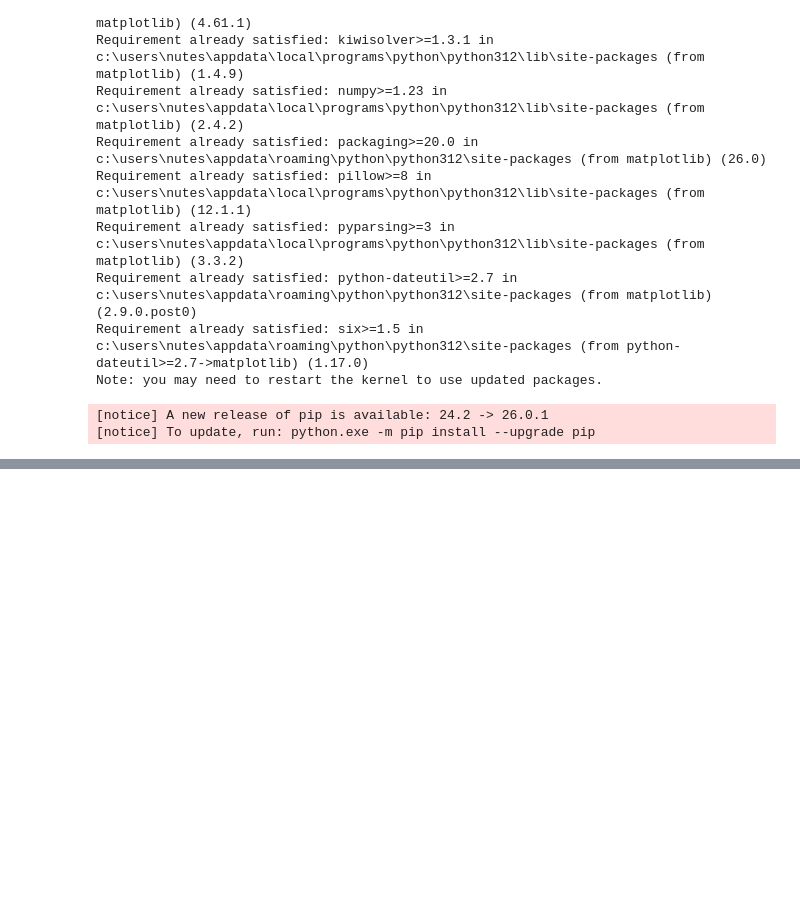
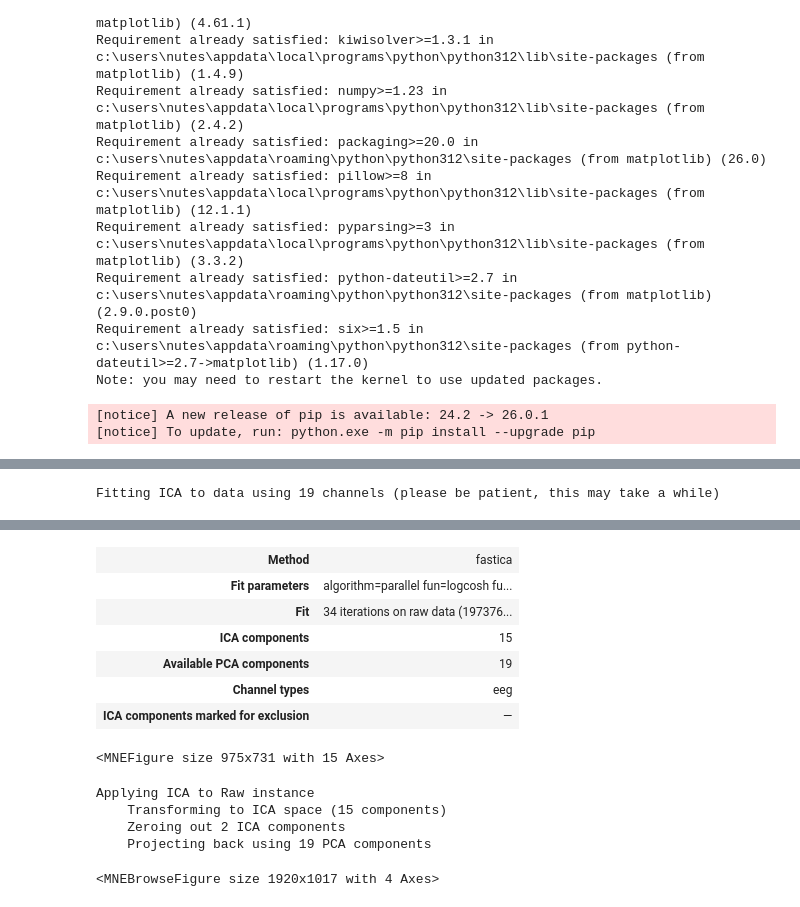
Before and after one commit to laisborba-rgb/eeg-nutes, a Jupyter notebook: EEG Python MNE/Exercicio1.ipynb, the cells around one changed output, grey strips where cells are left out. Drawn from its saved outputs; the diff is of its cells as text; code cells hidden in the pictures; blank space fills up the shorter version.

```diff
--- a/EEG Python MNE/Exercicio1.ipynb
+++ b/EEG Python MNE/Exercicio1.ipynb
@@ -121,0 +173,2 @@ rawEEG.info
+# %%
+ICAComponents = ICA(15)
@@ -121,0 +215,4 @@ rawEEG.info
+# %%
+ICAComponents.fit(rawEEG)
+# %% [output]
+Fitting ICA to data using 19 channels (please be patient, this may take a while)
@@ -121,0 +221,11 @@ rawEEG.info
+| Method | fastica |
+| Fit parameters | algorithm=parallel fun=logcosh fu... |
+| Fit | 34 iterations on raw data (197376... |
+| ICA components | 15 |
+| Available PCA components | 19 |
+| Channel types | eeg |
+| ICA components marked for exclusion | — |
+# %%
+ICAComponents.plot_components()
+# %% [output]
+<MNEFigure size 975x731 with 15 Axes>
@@ -121,0 +234,11 @@ rawEEG.info
+# %%
+rawEEG_ICA = ICAComponents.apply(rawEEG)
+# %% [output]
+Applying ICA to Raw instance
+    Transforming to ICA space (15 components)
+    Zeroing out 2 ICA components
+    Projecting back using 19 PCA components
+# %%
+rawEEG_ICA.plot()
+# %% [output]
+<MNEBrowseFigure size 1920x1017 with 4 Axes>
```
Also changed, not shown: parts of 17 cells of this notebook, 11 other files.
